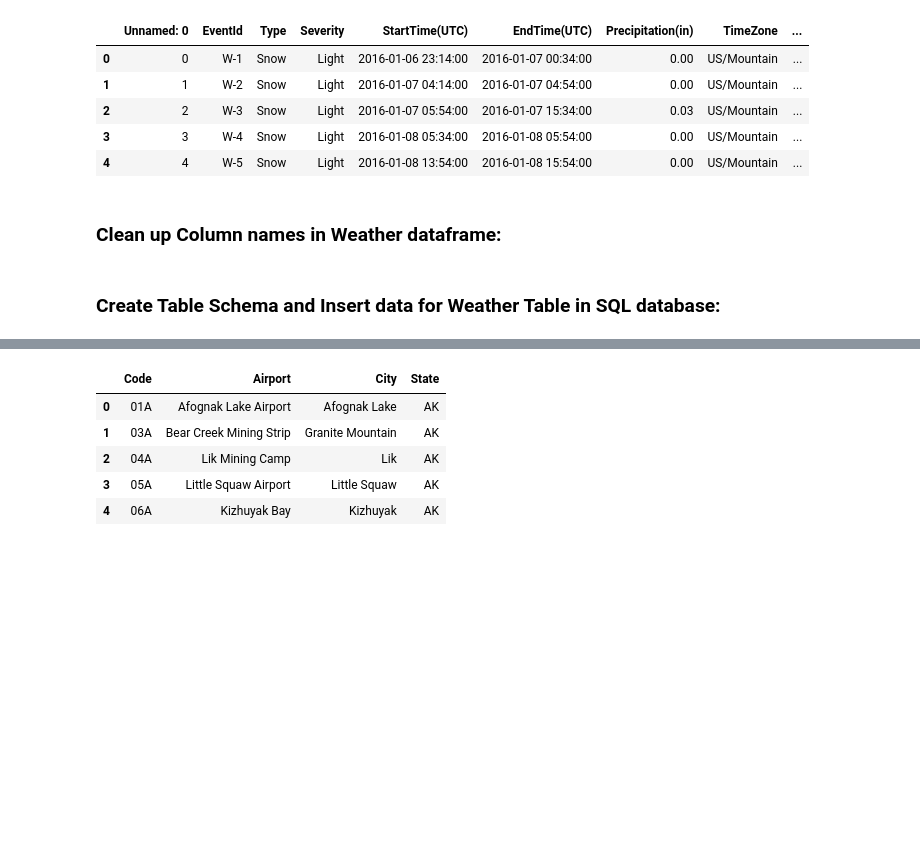
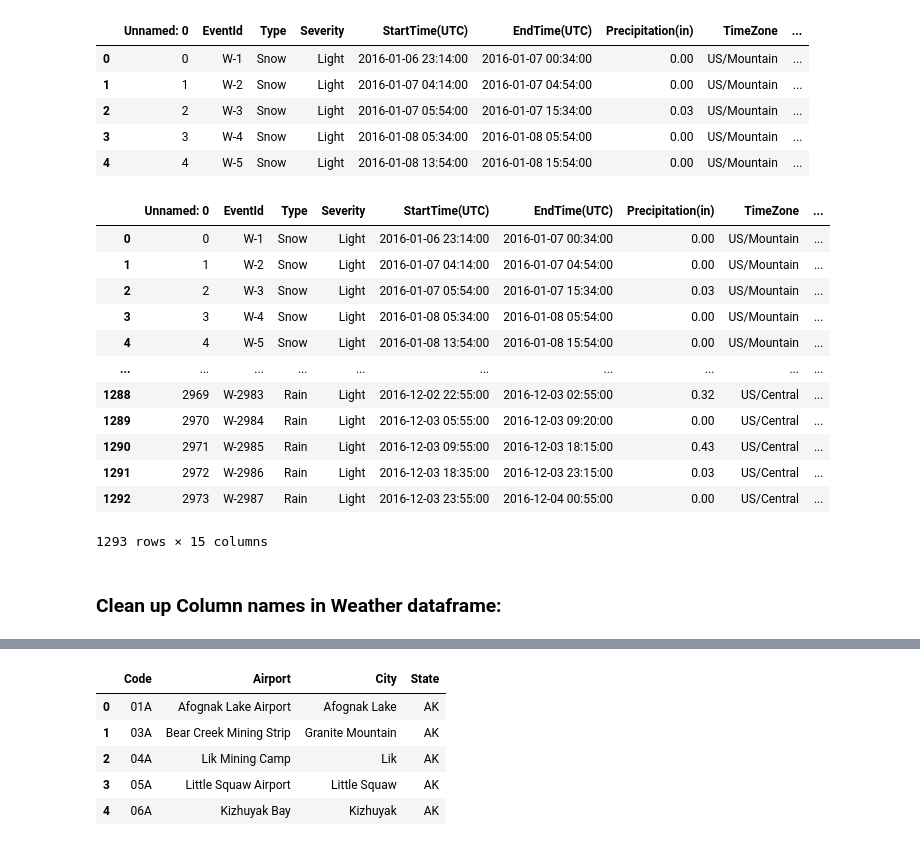
Before and after one commit to fausa/Flight-Analytics, a Jupyter notebook: code/Final_project_1.ipynb, the cells around one changed output, grey strips where cells are left out. Cells and saved outputs as stored; diff of their text form; code cells hidden in the pictures; blank space fills up the shorter version.

```diff
--- a/code/Final_project_1.ipynb
+++ b/code/Final_project_1.ipynb
@@ -167,9 +306,23 @@ Weather_df.head()
 | 2 | 2 | W-3 | Snow | Light | 2016-01-07 05:54:00 | 2016-01-07 15:34:00 | 0.03 | US/Mountain | ... |
 | 3 | 3 | W-4 | Snow | Light | 2016-01-08 05:34:00 | 2016-01-08 05:54:00 | 0.00 | US/Mountain | ... |
 | 4 | 4 | W-5 | Snow | Light | 2016-01-08 13:54:00 | 2016-01-08 15:54:00 | 0.00 | US/Mountain | ... |
+# %%
+Weather_df.head(1293)
+# %% [output]
+|  | Unnamed: 0 | EventId | Type | Severity | StartTime(UTC) | EndTime(UTC) | Precipitation(in) | TimeZone | ... |
+| 0 | 0 | W-1 | Snow | Light | 2016-01-06 23:14:00 | 2016-01-07 00:34:00 | 0.00 | US/Mountain | ... |
+| 1 | 1 | W-2 | Snow | Light | 2016-01-07 04:14:00 | 2016-01-07 04:54:00 | 0.00 | US/Mountain | ... |
+| 2 | 2 | W-3 | Snow | Light | 2016-01-07 05:54:00 | 2016-01-07 15:34:00 | 0.03 | US/Mountain | ... |
+| 3 | 3 | W-4 | Snow | Light | 2016-01-08 05:34:00 | 2016-01-08 05:54:00 | 0.00 | US/Mountain | ... |
+| 4 | 4 | W-5 | Snow | Light | 2016-01-08 13:54:00 | 2016-01-08 15:54:00 | 0.00 | US/Mountain | ... |
+| ... | ... | ... | ... | ... | ... | ... | ... | ... | ... |
+| 1288 | 2969 | W-2983 | Rain | Light | 2016-12-02 22:55:00 | 2016-12-03 02:55:00 | 0.32 | US/Central | ... |
+| 1289 | 2970 | W-2984 | Rain | Light | 2016-12-03 05:55:00 | 2016-12-03 09:20:00 | 0.00 | US/Central | ... |
+| 1290 | 2971 | W-2985 | Rain | Light | 2016-12-03 09:55:00 | 2016-12-03 18:15:00 | 0.43 | US/Central | ... |
+| 1291 | 2972 | W-2986 | Rain | Light | 2016-12-03 18:35:00 | 2016-12-03 23:15:00 | 0.03 | US/Central | ... |
+| 1292 | 2973 | W-2987 | Rain | Light | 2016-12-03 23:55:00 | 2016-12-04 00:55:00 | 0.00 | US/Central | ... |
+1293 rows × 15 columns
 # %% [markdown]
 ### Clean up Column names in Weather dataframe:
 # %%
 Weather_df.rename(columns = {'StartTime(UTC)':'StartTime_UTC','EndTime(UTC)':'EndTime_UTC'}, inplace = True)
-# %% [markdown]
-### Create Table Schema and Insert data for Weather Table in SQL database:
```
Also changed, not shown: parts of 81 cells of this notebook.
